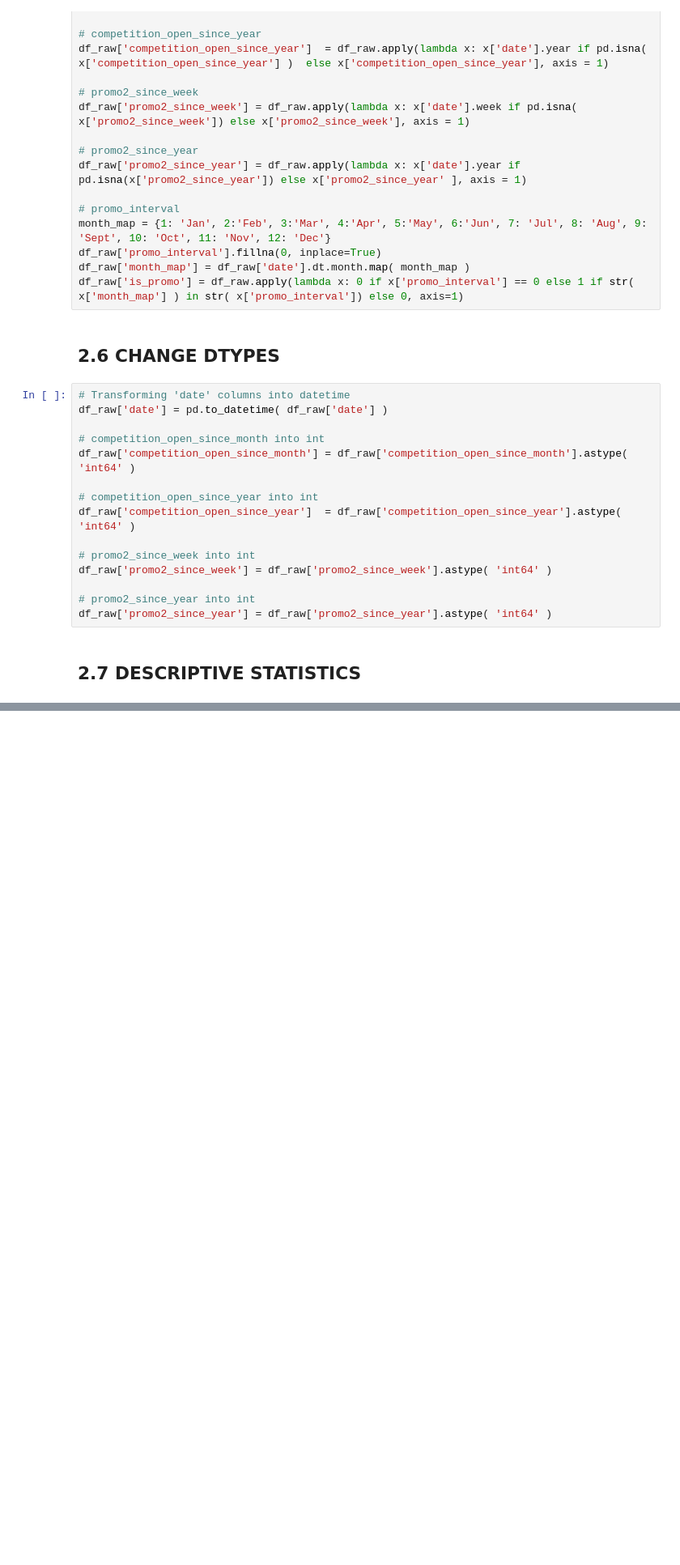
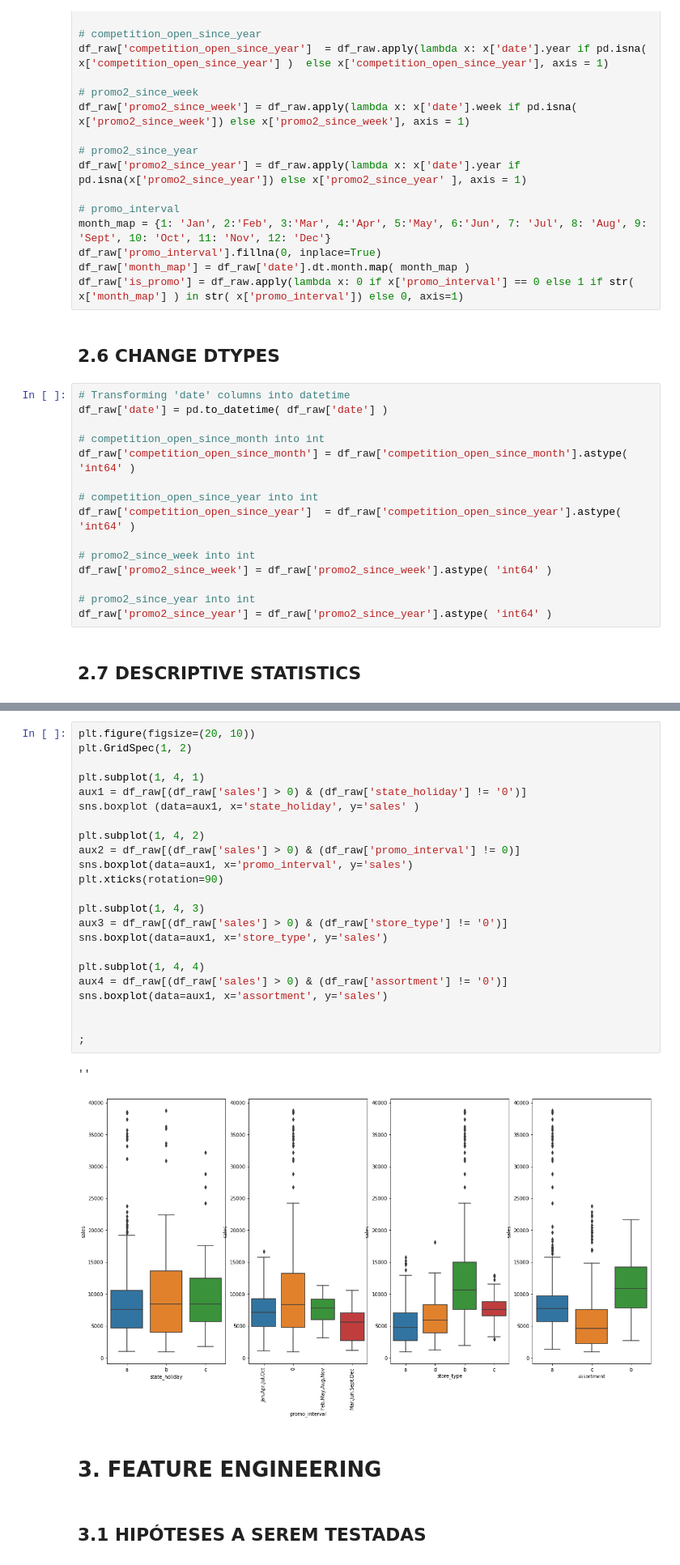
Before and after one commit to vnsouzas/ds-em-producao, a Jupyter notebook: rossman_sales_prediction.ipynb, the cells around one changed output, grey strips where cells are left out. Shown: that part at 81% size. Saved outputs shown, nothing was run; the diff lists cells and outputs as text; blank space fills up the shorter version.

Commit message:
ended feature engineering

```diff
--- a/rossman_sales_prediction.ipynb
+++ b/rossman_sales_prediction.ipynb
@@ -120,0 +191,30 @@ df_raw['promo2_since_year'] = df_raw['promo2_since_year'].astype( 'int64' )
+# %%
+plt.figure(figsize=(20, 10))
+plt.GridSpec(1, 2)
+
+plt.subplot(1, 4, 1)
+aux1 = df_raw[(df_raw['sales'] > 0) & (df_raw['state_holiday'] != '0')]
+sns.boxplot (data=aux1, x='state_holiday', y='sales' )
+
+plt.subplot(1, 4, 2)
+aux2 = df_raw[(df_raw['sales'] > 0) & (df_raw['promo_interval'] != 0)]
+sns.boxplot(data=aux1, x='promo_interval', y='sales')
+plt.xticks(rotation=90)
+
+plt.subplot(1, 4, 3)
+aux3 = df_raw[(df_raw['sales'] > 0) & (df_raw['store_type'] != '0')]
+sns.boxplot(data=aux1, x='store_type', y='sales')
+
+plt.subplot(1, 4, 4)
+aux4 = df_raw[(df_raw['sales'] > 0) & (df_raw['assortment'] != '0')]
+sns.boxplot(data=aux1, x='assortment', y='sales')
+
+
+;
+# %% [output]
+''
+[figure, added]
+# %% [markdown]
+# 3. FEATURE ENGINEERING
+# %% [markdown]
+## 3.1 HIPÓTESES A SEREM TESTADAS
```
Also changed, not shown: parts of 16 cells of this notebook.
